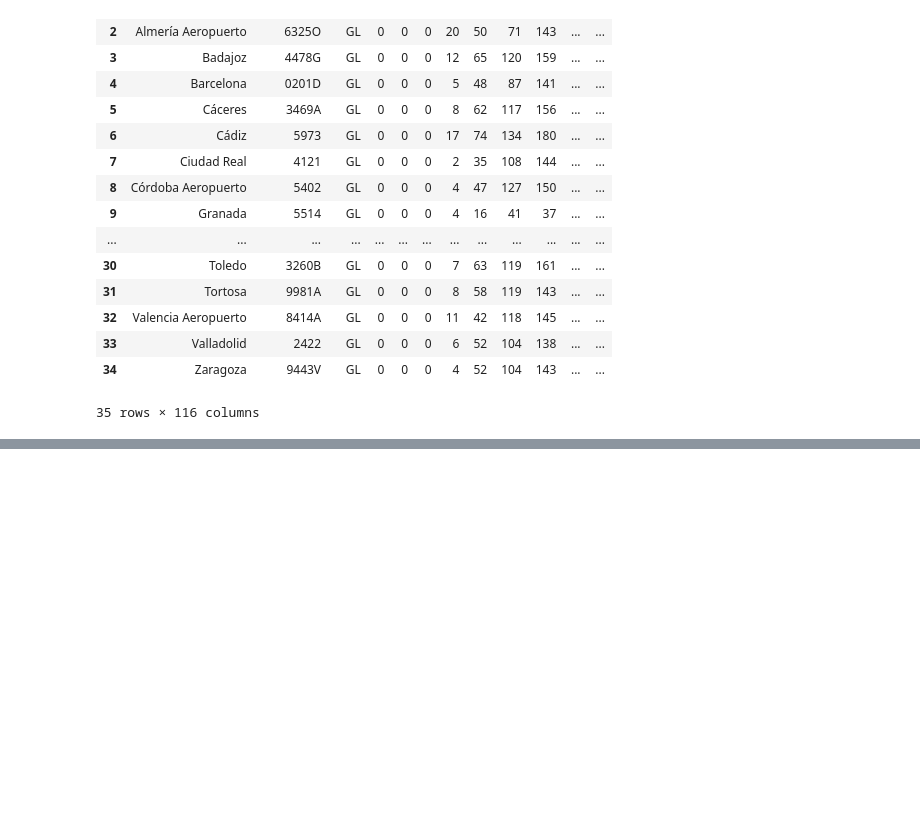
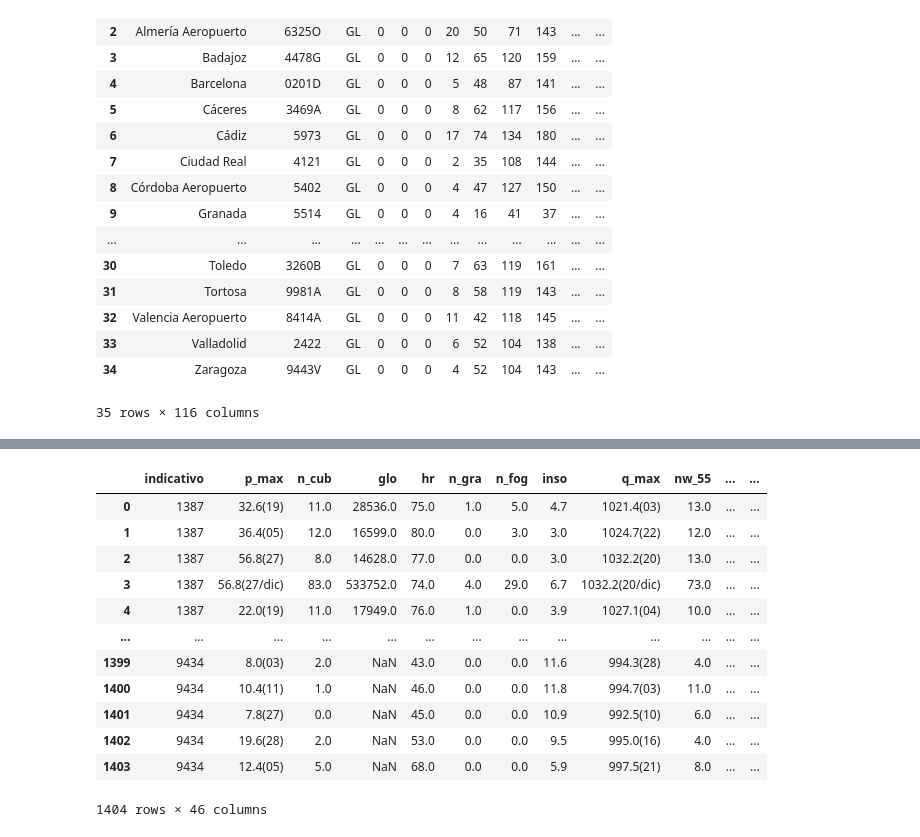
Before and after one commit to jonkar-diazperez/ML_JCDP, a Jupyter notebook: Pruebas.ipynb, the cells around one changed output, grey strips where cells are left out. Drawn from its saved outputs; the diff is of its cells as text; code cells hidden in the pictures; blank space fills up the shorter version.

```diff
--- a/Pruebas.ipynb
+++ b/Pruebas.ipynb
@@ -26,0 +346,18 @@ df_aemet
+# %%
+df_aemet_raw = pd.read_json('DATASETS/AEMET/AEMET Estaciones DATOS Anuales.json', orient='records')
+
+df_aemet_raw
+# %% [output]
+|  | indicativo | p_max | n_cub | glo | hr | n_gra | n_fog | inso | q_max | nw_55 | ... | ... |
+| 0 | 1387 | 32.6(19) | 11.0 | 28536.0 | 75.0 | 1.0 | 5.0 | 4.7 | 1021.4(03) | 13.0 | ... | ... |
+| 1 | 1387 | 36.4(05) | 12.0 | 16599.0 | 80.0 | 0.0 | 3.0 | 3.0 | 1024.7(22) | 12.0 | ... | ... |
+| 2 | 1387 | 56.8(27) | 8.0 | 14628.0 | 77.0 | 0.0 | 0.0 | 3.0 | 1032.2(20) | 13.0 | ... | ... |
+| 3 | 1387 | 56.8(27/dic) | 83.0 | 533752.0 | 74.0 | 4.0 | 29.0 | 6.7 | 1032.2(20/dic) | 73.0 | ... | ... |
+| 4 | 1387 | 22.0(19) | 11.0 | 17949.0 | 76.0 | 1.0 | 0.0 | 3.9 | 1027.1(04) | 10.0 | ... | ... |
+| ... | ... | ... | ... | ... | ... | ... | ... | ... | ... | ... | ... | ... |
+| 1399 | 9434 | 8.0(03) | 2.0 | NaN | 43.0 | 0.0 | 0.0 | 11.6 | 994.3(28) | 4.0 | ... | ... |
+| 1400 | 9434 | 10.4(11) | 1.0 | NaN | 46.0 | 0.0 | 0.0 | 11.8 | 994.7(03) | 11.0 | ... | ... |
+| 1401 | 9434 | 7.8(27) | 0.0 | NaN | 45.0 | 0.0 | 0.0 | 10.9 | 992.5(10) | 6.0 | ... | ... |
+| 1402 | 9434 | 19.6(28) | 2.0 | NaN | 53.0 | 0.0 | 0.0 | 9.5 | 995.0(16) | 4.0 | ... | ... |
+| 1403 | 9434 | 12.4(05) | 5.0 | NaN | 68.0 | 0.0 | 0.0 | 5.9 | 997.5(21) | 8.0 | ... | ... |
+1404 rows × 46 columns
```
Also changed, not shown: parts of 42 cells of this notebook, 46 other files.
